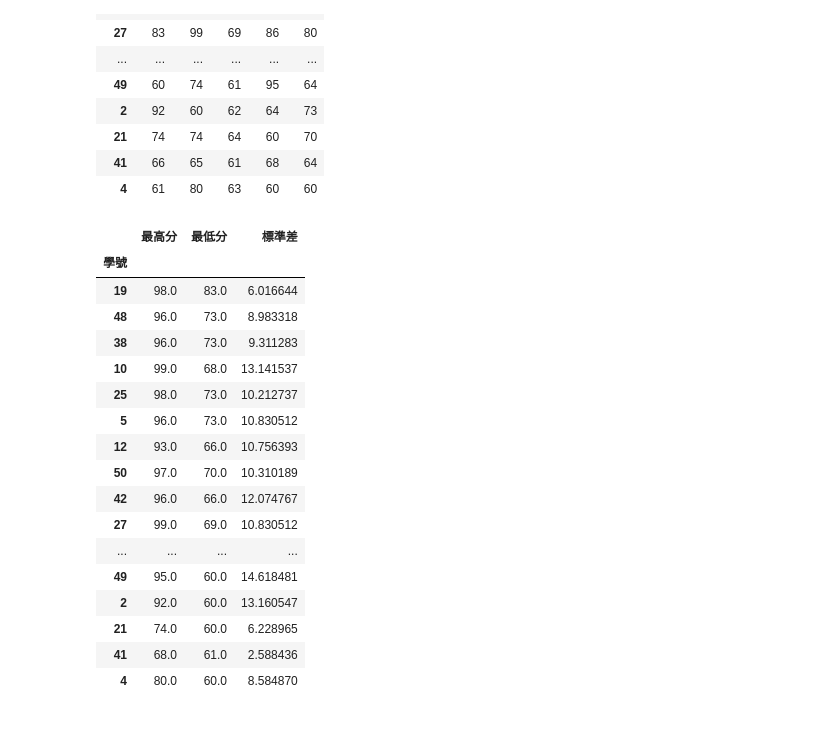
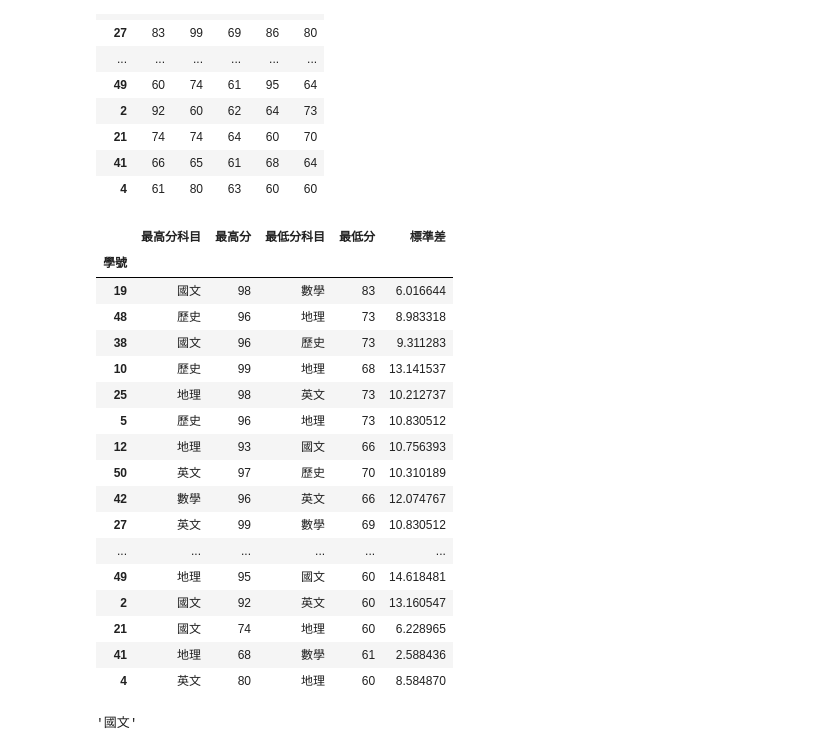
Before and after one commit to roberthsu2003/python, a Jupyter notebook: 上課用目錄/2023_07_23_星期日/lesson20_2.ipynb, the cells around one changed output. Saved outputs shown, nothing was run; the diff lists cells and outputs as text; code cells hidden in the pictures.

```diff
--- a/上課用目錄/2023_07_23_星期日/lesson20_2.ipynb
+++ b/上課用目錄/2023_07_23_星期日/lesson20_2.ipynb
@@ -47,27 +47,37 @@ frame3
 # %%
 def description(s:pd.Series) -> pd.Series:
     max = s.max()
+    max_index = s[s==max].index[0]
     min = s.min()
+    min_index = s[s==min].index[0]
     std = s.std()
-    return pd.Series([max, min, std],index=['最高分','最低分','標準差'])
+    return pd.Series([max_index,max, min_index,min, std],index=['最高分科目','最高分','最低分科目','最低分','標準差'])
 
 frame3.apply(description,axis=1)
 # %% [output]
-|  | 最高分 | 最低分 | 標準差 |
-| 學號 |  |  |  |
-| 19 | 98.0 | 83.0 | 6.016644 |
-| 48 | 96.0 | 73.0 | 8.983318 |
-| 38 | 96.0 | 73.0 | 9.311283 |
-| 10 | 99.0 | 68.0 | 13.141537 |
-| 25 | 98.0 | 73.0 | 10.212737 |
-| 5 | 96.0 | 73.0 | 10.830512 |
-| 12 | 93.0 | 66.0 | 10.756393 |
-| 50 | 97.0 | 70.0 | 10.310189 |
-| 42 | 96.0 | 66.0 | 12.074767 |
-| 27 | 99.0 | 69.0 | 10.830512 |
-| ... | ... | ... | ... |
-| 49 | 95.0 | 60.0 | 14.618481 |
-| 2 | 92.0 | 60.0 | 13.160547 |
-| 21 | 74.0 | 60.0 | 6.228965 |
-| 41 | 68.0 | 61.0 | 2.588436 |
-| 4 | 80.0 | 60.0 | 8.584870 |
+|  | 最高分科目 | 最高分 | 最低分科目 | 最低分 | 標準差 |
+| 學號 |  |  |  |  |  |
+| 19 | 國文 | 98 | 數學 | 83 | 6.016644 |
+| 48 | 歷史 | 96 | 地理 | 73 | 8.983318 |
+| 38 | 國文 | 96 | 歷史 | 73 | 9.311283 |
+| 10 | 歷史 | 99 | 地理 | 68 | 13.141537 |
+| 25 | 地理 | 98 | 英文 | 73 | 10.212737 |
+| 5 | 歷史 | 96 | 地理 | 73 | 10.830512 |
+| 12 | 地理 | 93 | 國文 | 66 | 10.756393 |
+| 50 | 英文 | 97 | 歷史 | 70 | 10.310189 |
+| 42 | 數學 | 96 | 英文 | 66 | 12.074767 |
+| 27 | 英文 | 99 | 數學 | 69 | 10.830512 |
+| ... | ... | ... | ... | ... | ... |
+| 49 | 地理 | 95 | 國文 | 60 | 14.618481 |
+| 2 | 國文 | 92 | 英文 | 60 | 13.160547 |
+| 21 | 國文 | 74 | 地理 | 60 | 6.228965 |
+| 41 | 地理 | 68 | 數學 | 61 | 2.588436 |
+| 4 | 英文 | 80 | 地理 | 60 | 8.584870 |
+# %%
+s = frame3.iloc[0]
+
+max_value = s.max()
+
+s[s==max_value].index[0]
+# %% [output]
+'國文'
```
